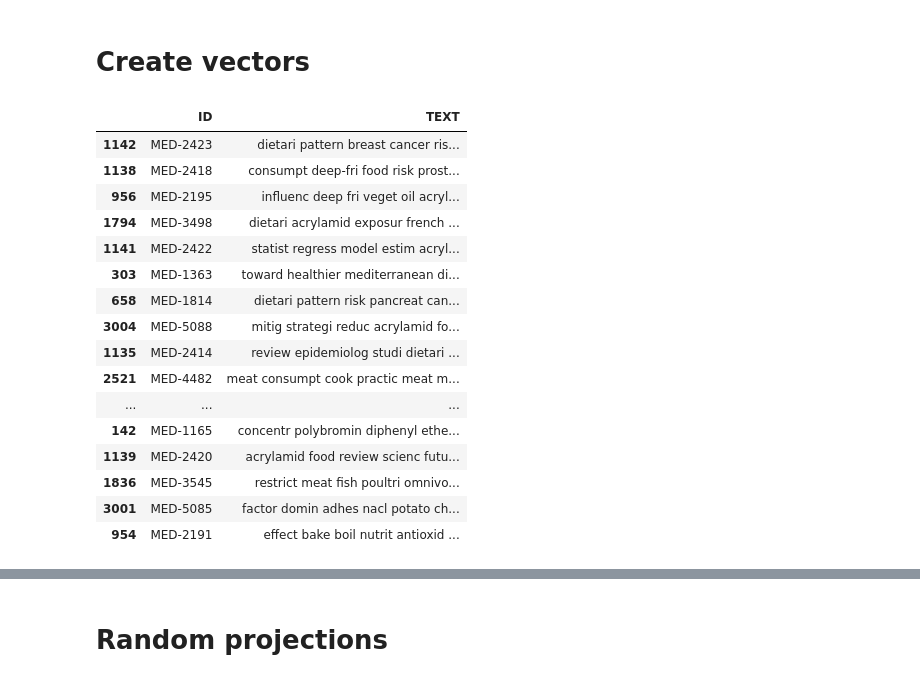
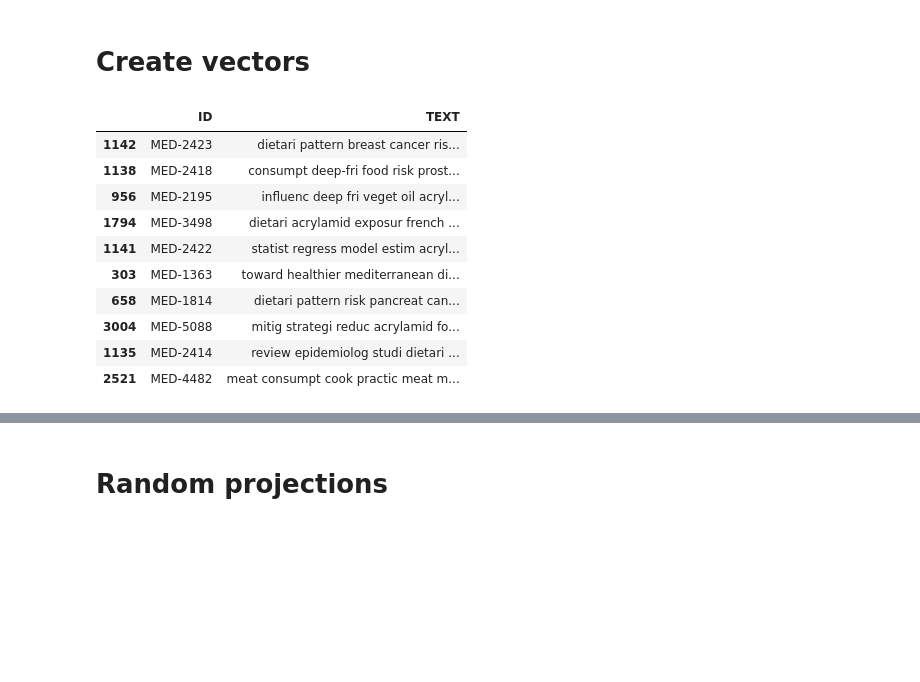
Before and after one commit to tugaevaea/IRWS, a Jupyter notebook: random_projections.ipynb, the cells around one changed output, grey strips where cells are left out. Drawn from its saved outputs; the diff is of its cells as text; code cells hidden in the pictures; blank space fills up the shorter version.

```diff
--- a/random_projections.ipynb
+++ b/random_projections.ipynb
@@ -97,27 +109,21 @@ tf_idf_queries.head()
 # %%
 #create variables for document and query vectors
 doc_vectors = tf_idf_matrix.values
 q_vectors = tf_idf_queries.values
 #test the basic retrieve
-retrieve(0, q_vectors, doc_vectors, k=20)
+retrieve(0, q_vectors, doc_vectors, k=10)
 # %% [output]
 |  | ID | TEXT |
 | 1142 | MED-2423 | dietari pattern breast cancer ris... |
 | 1138 | MED-2418 | consumpt deep-fri food risk prost... |
 | 956 | MED-2195 | influenc deep fri veget oil acryl... |
 | 1794 | MED-3498 | dietari acrylamid exposur french ... |
 | 1141 | MED-2422 | statist regress model estim acryl... |
 | 303 | MED-1363 | toward healthier mediterranean di... |
 | 658 | MED-1814 | dietari pattern risk pancreat can... |
 | 3004 | MED-5088 | mitig strategi reduc acrylamid fo... |
 | 1135 | MED-2414 | review epidemiolog studi dietari ... |
 | 2521 | MED-4482 | meat consumpt cook practic meat m... |
-| ... | ... | ... |
-| 142 | MED-1165 | concentr polybromin diphenyl ethe... |
-| 1139 | MED-2420 | acrylamid food review scienc futu... |
-| 1836 | MED-3545 | restrict meat fish poultri omnivo... |
-| 3001 | MED-5085 | factor domin adhes nacl potato ch... |
-| 954 | MED-2191 | effect bake boil nutrit antioxid ... |
 # %%
 %%time
 vanilla_evaluation = full_evaluation(q_vectors, doc_vectors, k=5)
```
Also changed, not shown: parts of 17 cells of this notebook, 1 other file.
